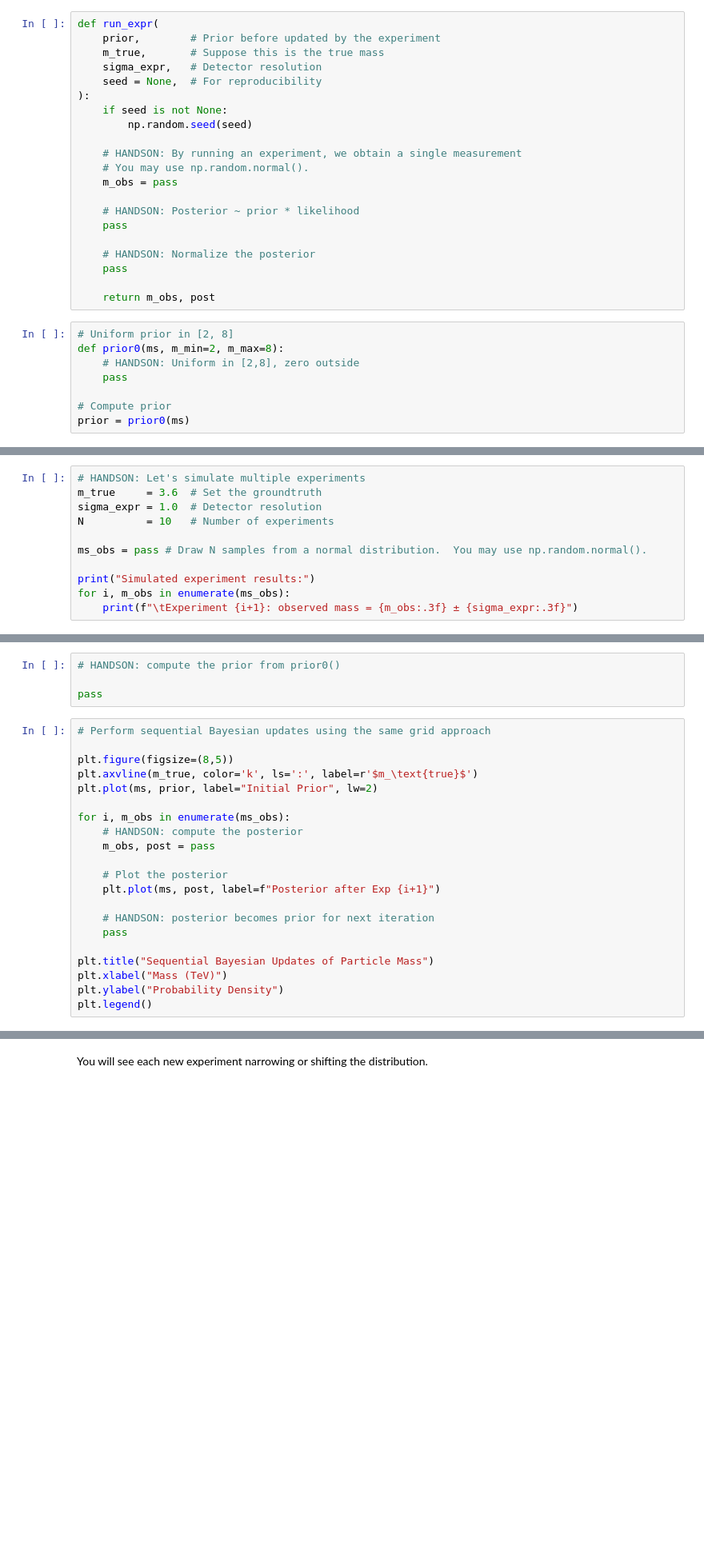
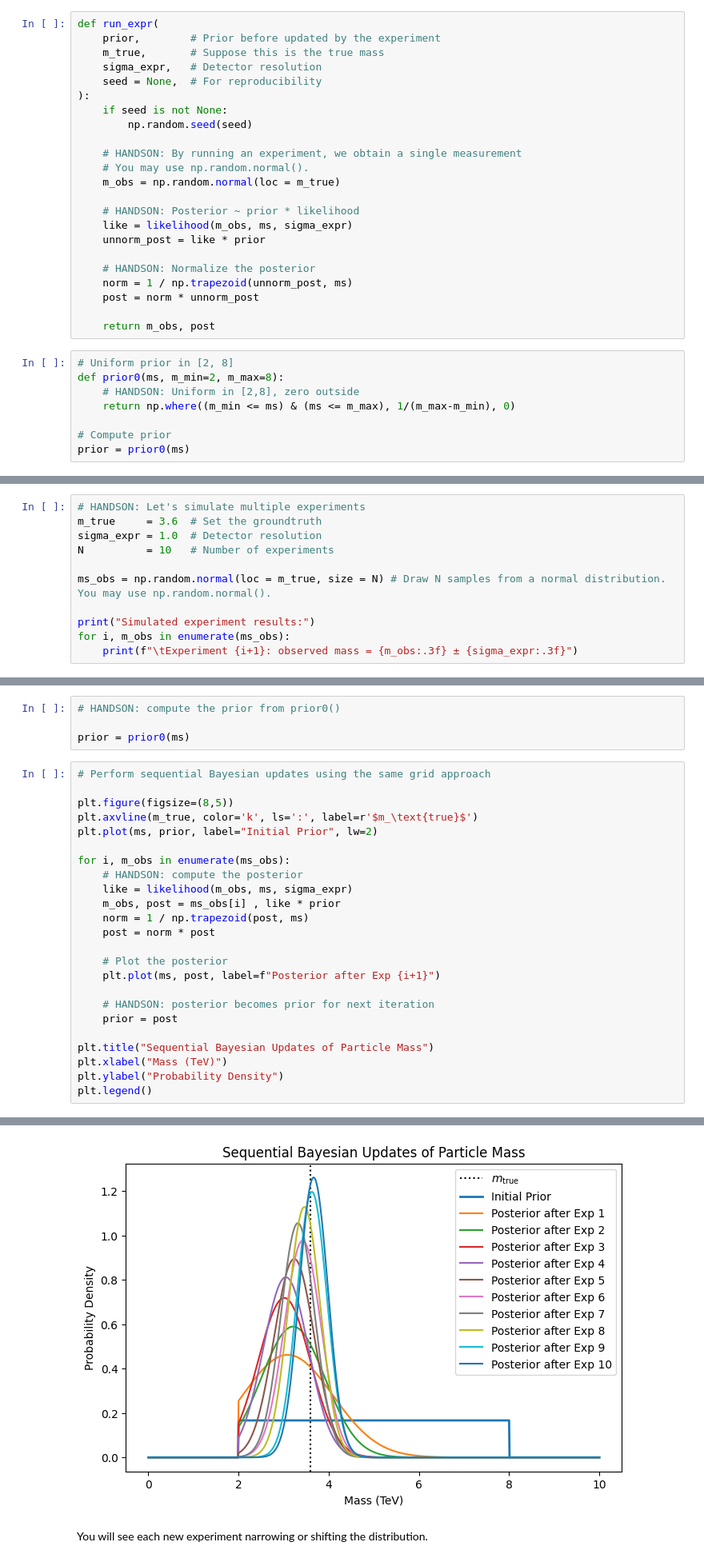
Before and after one commit to Austin1521/PHYS305, a Jupyter notebook: docs/12/lab.ipynb, the cells around one changed output, grey strips where cells are left out. Shown at 80% size. Drawn from its saved outputs; the diff is of its cells as text; blank space fills up the shorter version.

```diff
--- a/docs/12/lab.ipynb
+++ b/docs/12/lab.ipynb
@@ -64,20 +65,22 @@ def run_expr(
 
     # HANDSON: By running an experiment, we obtain a single measurement
     # You may use np.random.normal().
-    m_obs = pass
+    m_obs = np.random.normal(loc = m_true)
 
     # HANDSON: Posterior ~ prior * likelihood
-    pass
+    like = likelihood(m_obs, ms, sigma_expr)
+    unnorm_post = like * prior
 
     # HANDSON: Normalize the posterior
-    pass
+    norm = 1 / np.trapezoid(unnorm_post, ms)
+    post = norm * unnorm_post
 
     return m_obs, post
 # %%
 # Uniform prior in [2, 8]
 def prior0(ms, m_min=2, m_max=8):
     # HANDSON: Uniform in [2,8], zero outside
-    pass
+    return np.where((m_min <= ms) & (ms <= m_max), 1/(m_max-m_min), 0)
 
 # Compute prior
 prior = prior0(ms)
@@ -112,7 +118,7 @@ m_true     = 3.6  # Set the groundtruth
 sigma_expr = 1.0  # Detector resolution
 N          = 10   # Number of experiments
 
-ms_obs = pass # Draw N samples from a normal distribution.  You may use np.random.normal().
+ms_obs = np.random.normal(loc = m_true, size = N) # Draw N samples from a normal distribution.  You may use np.random.normal().
 
 print("Simulated experiment results:")
 for i, m_obs in enumerate(ms_obs):
@@ -120,7 +138,7 @@ for i, m_obs in enumerate(ms_obs):
 # %%
 # HANDSON: compute the prior from prior0()
 
-pass
+prior = prior0(ms)
 # %%
 # Perform sequential Bayesian updates using the same grid approach
 
@@ -130,15 +148,19 @@ plt.plot(ms, prior, label="Initial Prior", lw=2)
 
 for i, m_obs in enumerate(ms_obs):
     # HANDSON: compute the posterior
-    m_obs, post = pass
+    like = likelihood(m_obs, ms, sigma_expr)
+    m_obs, post = ms_obs[i] , like * prior
+    norm = 1 / np.trapezoid(post, ms)
+    post = norm * post
 
     # Plot the posterior
     plt.plot(ms, post, label=f"Posterior after Exp {i+1}")
 
     # HANDSON: posterior becomes prior for next iteration
-    pass
+    prior = post
 
 plt.title("Sequential Bayesian Updates of Particle Mass")
 plt.xlabel("Mass (TeV)")
 plt.ylabel("Probability Density")
 plt.legend()
+# %% [output]
@@ -145,3 +168,4 @@ plt.legend()
+[figure, added]
 # %% [markdown]
 You will see each new experiment narrowing or shifting the distribution.
 # %%
```
Also changed, not shown: parts of 5 cells of this notebook, 1 other file.
